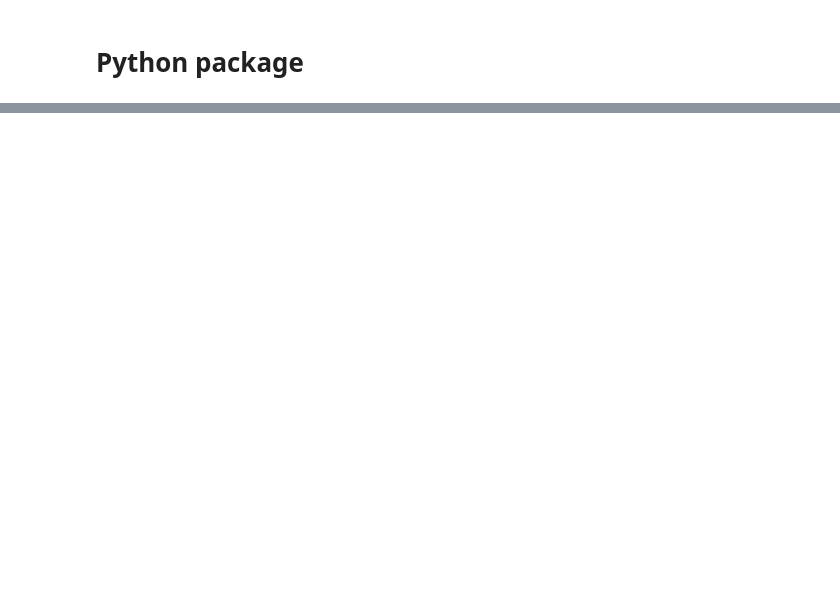
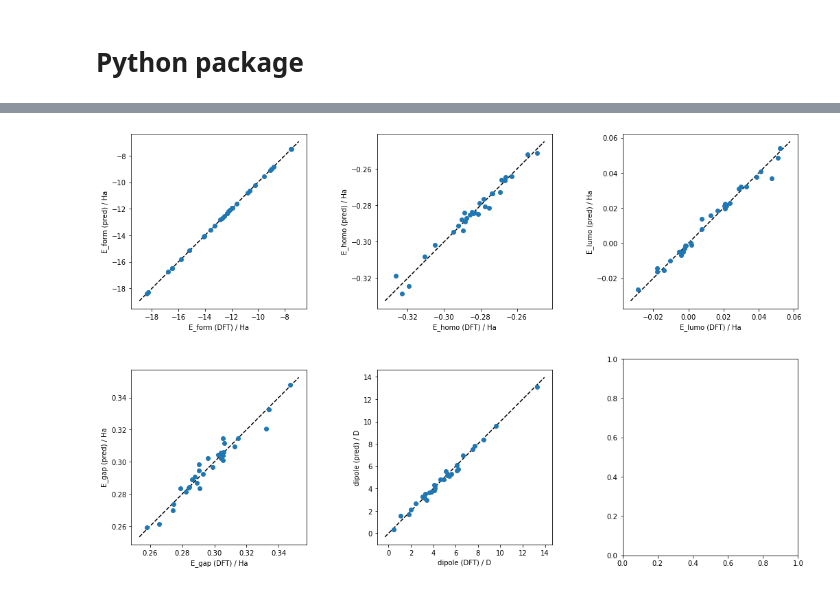
Before and after one commit to josejimenezluna/delfta, a Jupyter notebook: tutorials/predict.ipynb, the cells around one changed output, grey strips where cells are left out. Cells and saved outputs as stored; diff of their text form; code cells hidden in the pictures; blank space fills up the shorter version.

Commit message:
Progress on prediction tutorial.

```diff
--- a/tutorials/predict.ipynb
+++ b/tutorials/predict.ipynb
@@ -30,0 +17,3 @@ mols = [next(readfile("sdf", mol_file)) for mol_file in mol_files]
+# %%
+mol_files = glob.glob(os.path.join(DATA_PATH, "test_data", "*.sdf"))[:30]
+mols = [next(readfile("sdf", mol_file)) for mol_file in mol_files]
@@ -31,4 +22,4 @@ mols = [next(readfile("sdf", mol_file)) for mol_file in mol_files]
 # %%
-calc = DelftaCalculator(tasks=["E_form", "E_homo", "E_lumo", "E_gap", "dipole"], delta=True)
+calc = DelftaCalculator(tasks=["charges"], delta=True)
 predictions_delta = calc.predict(mols)
 # %% [output]
@@ -40,0 +51,30 @@ df.rename(columns={"E_form": "E_form [Ha]", "E_homo": "E_homo [Ha]", "E_lumo": "
+# %%
+dft_keys = ["DFT:FORMATION_ENERGY", "DFT:HOMO_ENERGY", "DFT:LUMO_ENERGY", "DFT:HOMO_LUMO_GAP", "DFT:DIPOLE"]
+dft_values = {}
+for dft_key in dft_keys:
+    if dft_key == "DFT:DIPOLE":
+        dft_values[dft_key] =  [float(mol.data[dft_key].split("|")[-1]) for mol in mols]
+    else:
+        dft_values[dft_key] = [float(mol.data[dft_key]) for mol in mols]
+# %%
+def make_plot(ax, dft_vals, pred_vals, label, unit):
+    ax.scatter(dft_vals, pred_vals)
+    ax.set_xlabel(f"{label} (DFT) / {unit}")
+    ax.set_ylabel(f"{label} (pred) / {unit}")
+    min_val = [min(ax.get_ylim()[0], ax.get_xlim()[0])]
+    max_val = [max(ax.get_ylim()[1], ax.get_xlim()[1])]
+    ax.plot([min_val, max_val], [min_val, max_val], '--', color="black", zorder=-1)
+    ax.set_aspect("equal", "box")
+
+fig = plt.figure(figsize=(20, 12))
+gs = GridSpec(nrows=2, ncols=3)
+pred_keys = ["E_form", "E_homo", "E_lumo", "E_gap", "dipole"]
+all_dft_vals = [dft_values[dft_key] for dft_key in dft_keys]
+all_pred_vals = [predictions_delta[pred_key] for pred_key in pred_keys]
+units = ["Ha", "Ha", "Ha", "Ha", "D"]
+axes = [fig.add_subplot(gs[i,j]) for i in range(2) for j in range(3)]
+for ax, dft_vals, pred_vals, label, unit in zip(axes, all_dft_vals, all_pred_vals, pred_keys, units):
+    make_plot(ax, dft_vals, pred_vals, label, unit)
+plt.subplots_adjust(hspace=0.2, wspace=0.4, right=0.8, bottom=0.15)
+# %% [output]
+[figure, added]
```
Also changed, not shown: parts of 10 cells of this notebook, 3 other files.
